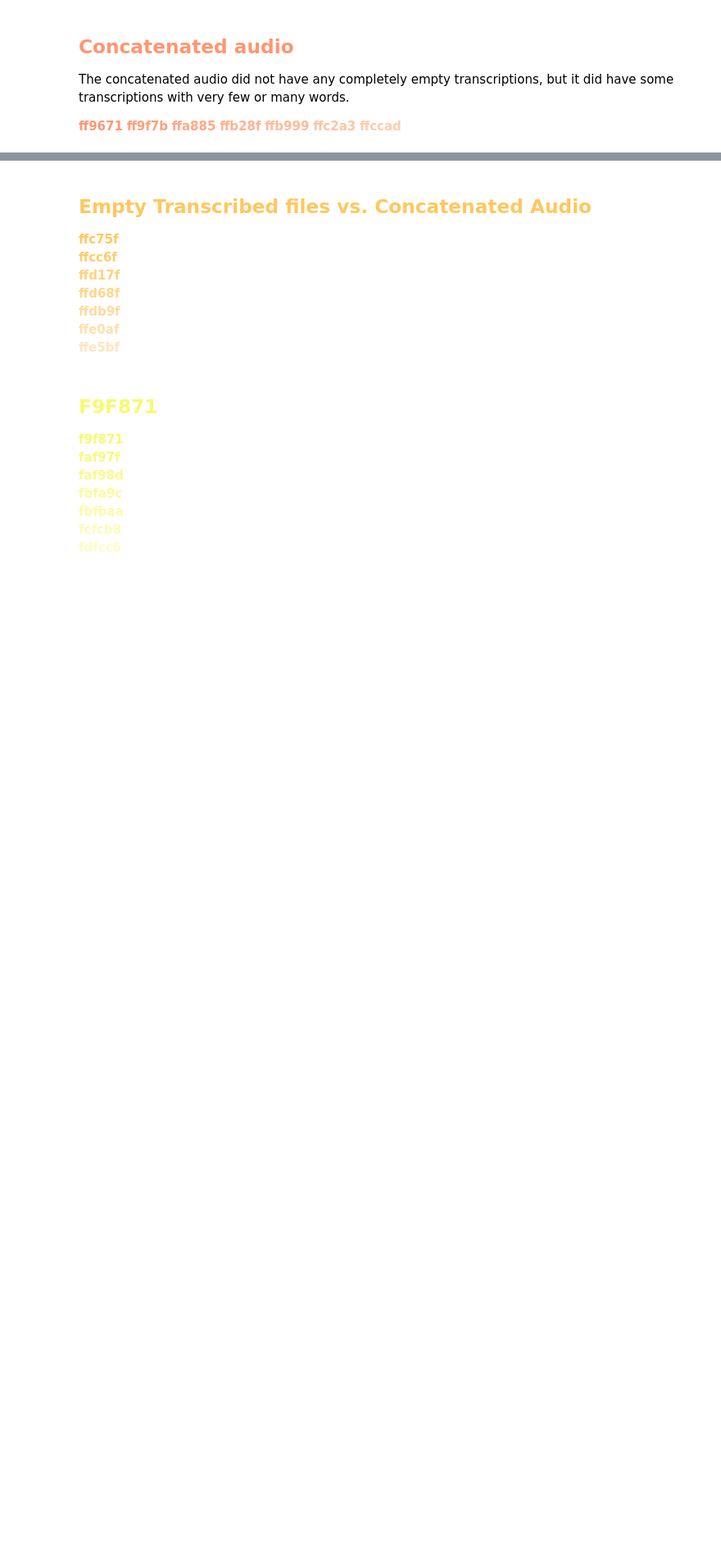
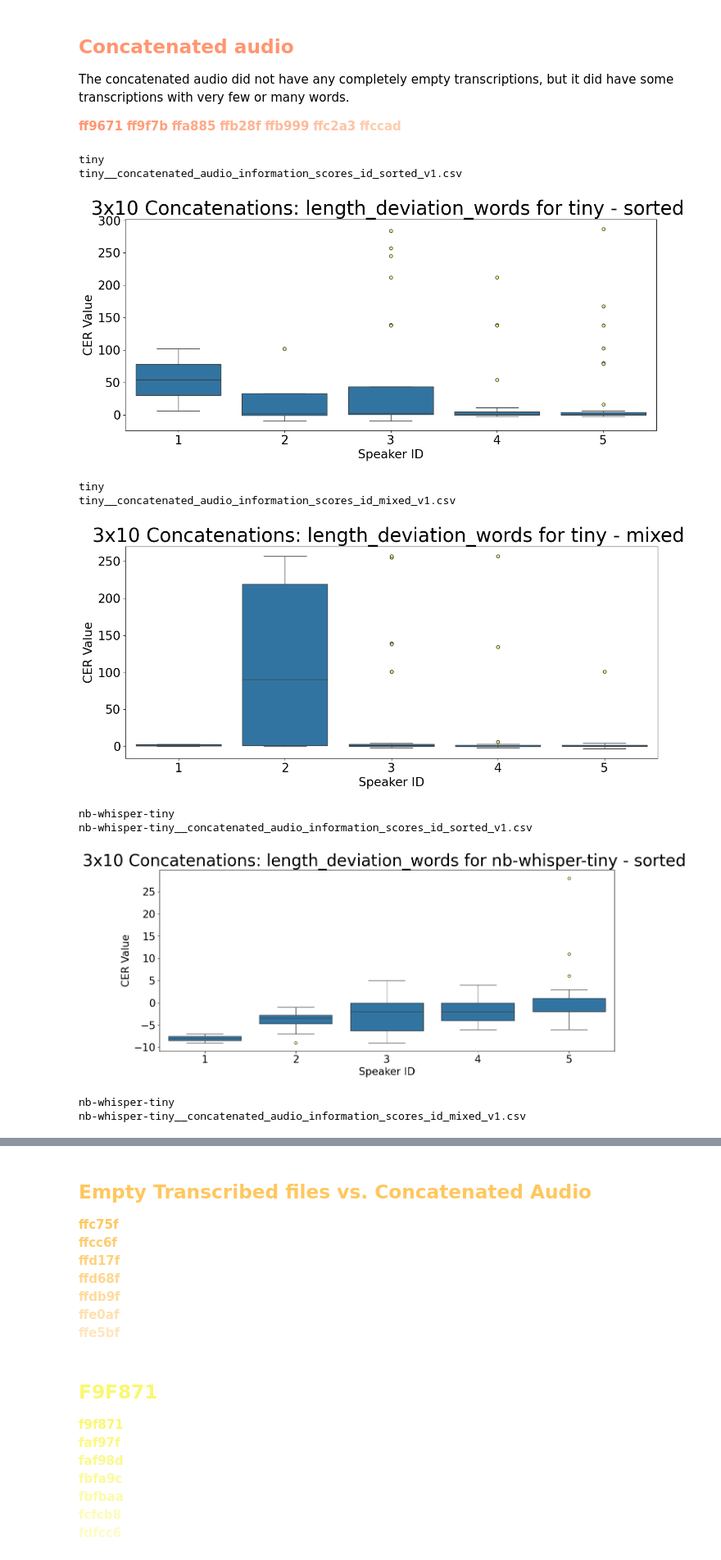
Before and after one commit to amandathunes/master_repo, a Jupyter notebook: Calculate the confusion matrix, accuracy, precision and recall for the given models in a directory.ipynb, the cells around one changed output, grey strips where cells are left out. Shown at 82% size. Drawn from its saved outputs; the diff is of its cells as text; code cells hidden in the pictures; blank space fills up the shorter version.

```diff
--- a/Calculate the confusion matrix, accuracy, precision and recall for the given models in a directory.ipynb
+++ b/Calculate the confusion matrix, accuracy, precision and recall for the given models in a directory.ipynb
@@ -408,3 +720,66 @@ The concatenated audio did not have any completely empty transcriptions, but it
 <b><span style="color:#ffb999">ffb999</span></b>
 <b><span style="color:#ffc2a3">ffc2a3</span></b>
 <b><span style="color:#ffccad">ffccad</span></b>
+# %%
+information_dir = './3x10_Concatenation_information'
+lst_3x10 = os.listdir(information_dir)
+lst_3x10 = [file for file in lst_3x10 if file.endswith('v1.csv')]
+lst_model_name = [name.split('_')[1] for name in lst_csv]
+
+models = ['tiny', 'nb-whisper-tiny', 'nb-whisper-tiny-verbatim',
+        'base', 'nb-whisper-base', 'nb-whisper-base-verbatim',
+        'medium', 'nb-whisper-medium', 'nb-whisper-medium-verbatim']
+
+lst_3x10.sort(key=lambda s: models.index(s.split('__')[0]))
+
+lst_scores_id_sorted = [file for file in lst_3x10 if file.endswith('scores_id_sorted_v1.csv')]
+lst_scores_id_mixed = [file for file in lst_3x10 if file.endswith('scores_id_mixed_v1.csv')]
+lst_no_group_mixed = [file for file in lst_3x10 if file.endswith('no_group_mixed_v1.csv')]
+lst_group_id_sorted_score = [file for file in lst_3x10 if file.endswith('group_id_sorted_score_v1.csv')]
+
+
+mega_df = pd.DataFrame()
+
+for path in lst_3x10:
+        if path.endswith('no_group_mixed_v1.csv') or path.endswith('group_id_sorted_score_v1.csv'):
+                continue
+
+        df_3x10 = pd.read_csv(os.path.join(information_dir, path))
+        model_name = path.split('__')[0]
+
+        df_3x10['model_name'] = model_name
+        mega_df = pd.concat([mega_df, df_3x10], ignore_index=True)
+
+        status = path.split('_')[-2]
+
+        print(model_name)
+        # # Box plot of length_deviation_words for each model
+        print(path)
+        plt.figure(figsize=(15, 6))
+        sns.boxplot(x='score', y='length_deviation_words', data=df_3x10, # the data parameter
+                        # hue='cer_type', palette=['#D65DB1', '#FF9671'], linewidth=1.5, # Set the box colors and line width
+                        flierprops=dict(marker='o', markersize=5, markerfacecolor='#F9F871')) # fill the outliers
+
+        plt.title(f'3x10 Concatenations: length_deviation_words for {model_name} - {status} ', fontsize=30) #,  color=col[1])
+
+        plt.xlabel('Speaker ID', fontsize=19)
+        plt.ylabel('CER Value', fontsize=19)
+        plt.xticks(fontsize=19)
+        plt.yticks(fontsize=19)
+        plt.show()
+
+
+    # # Box plot for length_deviation_words for one model but all the scores
+    # # Box plot for length_deviation_words for one model but
+# %% [output]
+tiny
+tiny__concatenated_audio_information_scores_id_sorted_v1.csv
+[figure, added]
+tiny
+tiny__concatenated_audio_information_scores_id_mixed_v1.csv
+[figure, added]
+nb-whisper-tiny
+nb-whisper-tiny__concatenated_audio_information_scores_id_sorted_v1.csv
+[figure, added]
+nb-whisper-tiny
+nb-whisper-tiny__concatenated_audio_information_scores_id_mixed_v1.csv
```
Also changed, not shown: parts of 29 cells of this notebook, 3 other files.
